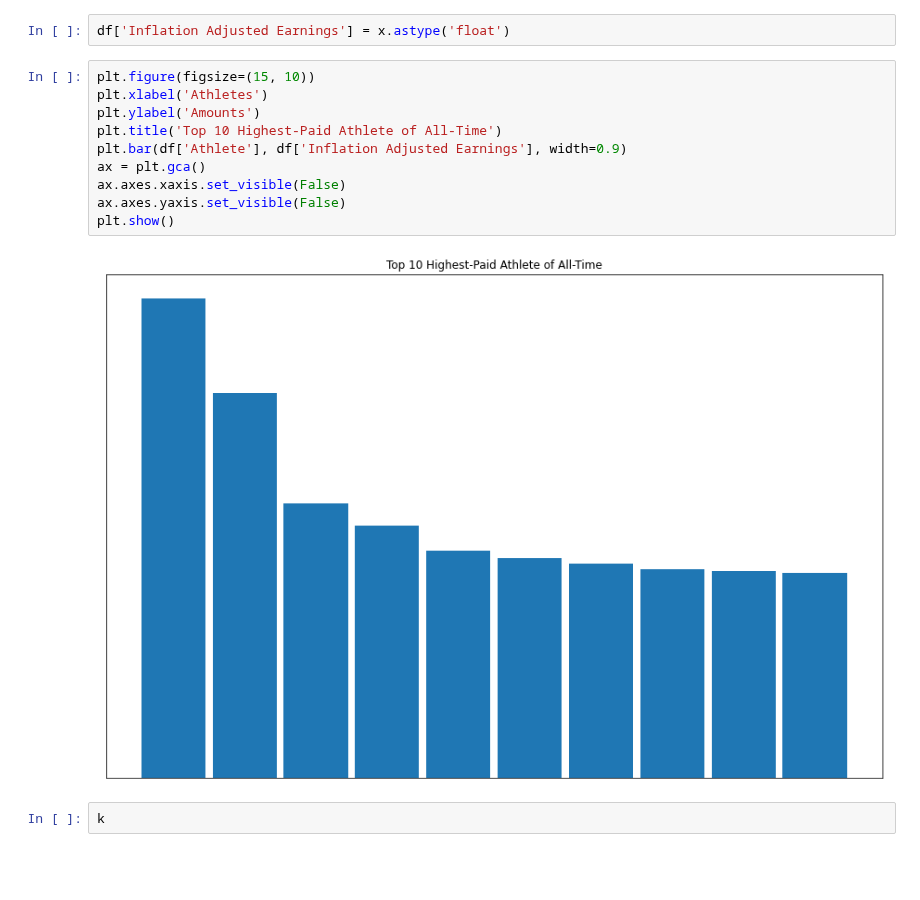
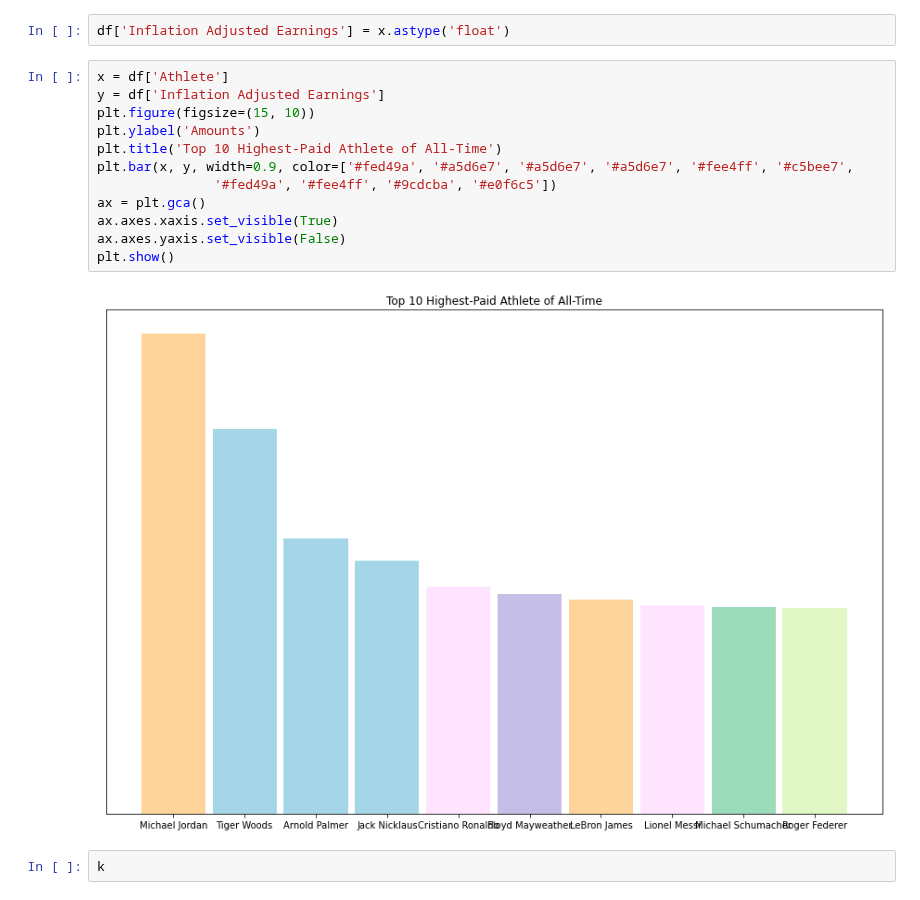
Before and after one commit to aayushbhurtel/Data_Visualization, a Jupyter notebook: Recreating_masters_proposal_INITIAL_DRAFT.ipynb, the cells around one changed output. Drawn from its saved outputs; the diff is of its cells as text; blank space fills up the shorter version.

```diff
--- a/Recreating_masters_proposal_INITIAL_DRAFT.ipynb
+++ b/Recreating_masters_proposal_INITIAL_DRAFT.ipynb
@@ -84,16 +84,18 @@ x = df['Inflation Adjusted Earnings'].apply(lambda s: re.sub("[^0123456789\.]","
 # %%
 df['Inflation Adjusted Earnings'] = x.astype('float')
 # %%
+x = df['Athlete']
+y = df['Inflation Adjusted Earnings']
 plt.figure(figsize=(15, 10))
-plt.xlabel('Athletes')
 plt.ylabel('Amounts')
 plt.title('Top 10 Highest-Paid Athlete of All-Time')
-plt.bar(df['Athlete'], df['Inflation Adjusted Earnings'], width=0.9)
+plt.bar(x, y, width=0.9, color=['#fed49a', '#a5d6e7', '#a5d6e7', '#a5d6e7', '#fee4ff', '#c5bee7',
+               '#fed49a', '#fee4ff', '#9cdcba', '#e0f6c5'])
 ax = plt.gca()
-ax.axes.xaxis.set_visible(False)
+ax.axes.xaxis.set_visible(True)
 ax.axes.yaxis.set_visible(False)
 plt.show()
 # %% [output]
-[figure, old version]
+[figure, new version]
 # %%
 k
```
